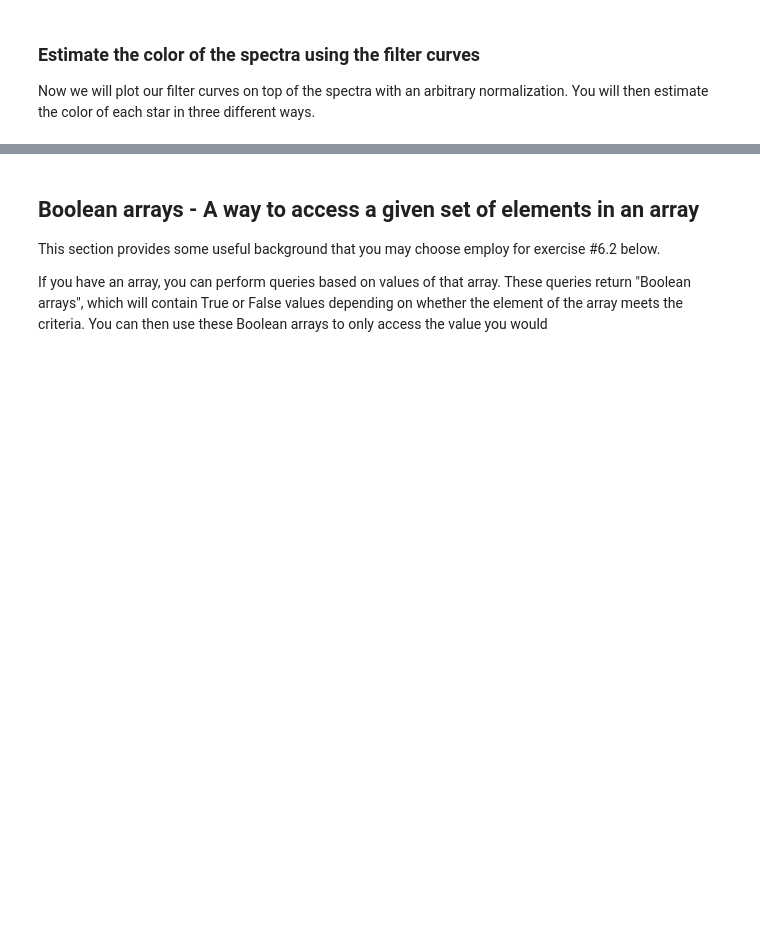
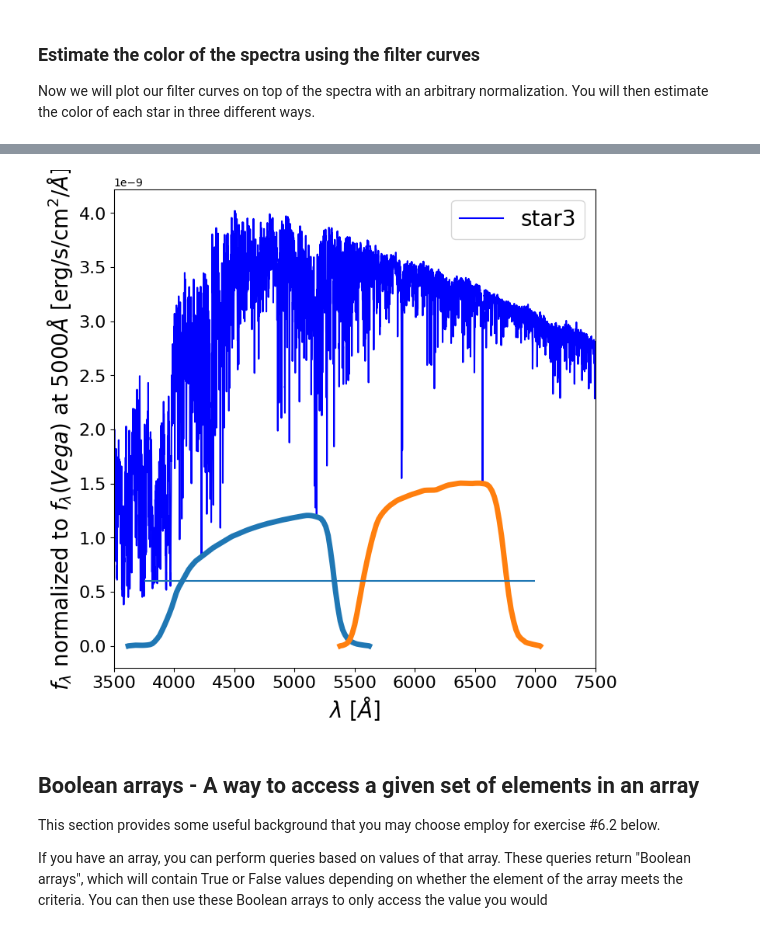
Before and after one commit to terrymechem/Stellar-spectral-analysis, a Jupyter notebook: astr596-stellar-spectra-analysis-student.ipynb, the cells around one changed output, grey strips where cells are left out. Drawn from its saved outputs; the diff is of its cells as text; code cells hidden in the pictures; blank space fills up the shorter version.

```diff
--- a/astr596-stellar-spectra-analysis-student.ipynb
+++ b/astr596-stellar-spectra-analysis-student.ipynb
@@ -391,3 +425,26 @@ plt.show()
+# %%
+#This calls the plotting function from earlier in the code and plots the stars
+starplot('star3')
+
+#this now reads in the filter traces and overplots them
+#now read in "g" and "r" filter curves from speclite.
+gband = speclite.filters.load_filter('sdss2010-g')
+rband = speclite.filters.load_filter('sdss2010-r')
+#normalize the filter response curves so that they fit on our plot,
+#since they are usually plotted from 0 to 1.
+
+#For speclite output, the values are referenced using the .wavelength and .response
+#you can access individual gband.wavelength is an array that can be accessed using indices
+#like gband.wavelength[22]
+plt.plot(gband.wavelength,gband.response * 3.e-9,linewidth=5)
+plt.plot(rband.wavelength,rband.response * 3.e-9,linewidth=5)
+
+plt.hlines(.2*10**-9*3,3750,7000)
+
+#this causes the plot to display
+plt.show()
+# %% [output]
+[figure, added]
 # %% [markdown]
 ## Boolean arrays - A way to access a given set of elements in an array
 
```
Also changed, not shown: parts of 19 cells of this notebook.
